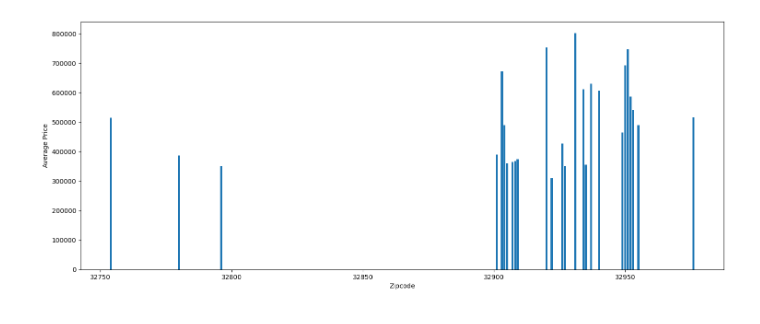
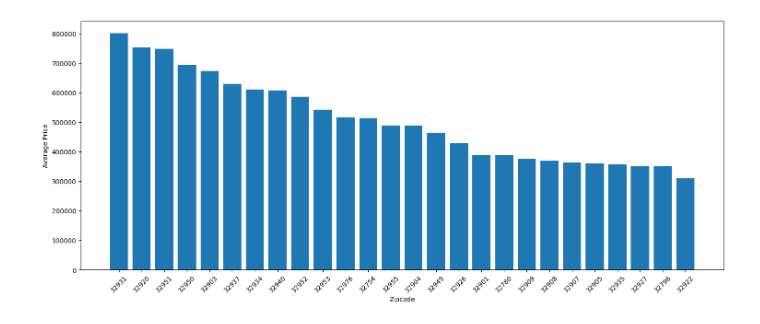
Before and after one commit to Jonathan-Tiede/RealEstate_Recommender, a Jupyter notebook: dataEDA.ipynb, the cells around one changed output. Cells and saved outputs as stored; diff of their text form; code cells hidden in the pictures.

```diff
--- a/dataEDA.ipynb
+++ b/dataEDA.ipynb
@@ -86,3 +109 @@ plt.show()
-# %%
-df_forSale['timeOnZillow.1'] = df_forSale['timeOnZillow.1'].apply(lambda x: x.strip(' days')).astype(int)
 # %%
@@ -131,18 +230,26 @@ plt.show()
 # %%
-# Groupby average list price vs zipcode. Only look at non-outliers
+'''
+Groupby average list price vs zipcode. Only look at non-outliers
+'''
+
 fig, ax = plt.subplots(figsize =(18, 7))
 
 data = pd.DataFrame()
 
 data = df_forSale['price'].loc[df_forSale['priceOutlier']==0].groupby(df_forSale['zipcode']).mean().reset_index()
 # data = df_forSale['price'].groupby(df_forSale['zipcode']).mean().reset_index()
+
 data.rename(columns={'price':'averagePrice'}, inplace=True)
+data.sort_values(by='averagePrice', ascending=False, inplace=True)
+data.reset_index(inplace=True)
+data['zipcode'] = data['zipcode'].apply(str)
 
 ax.bar(x=data['zipcode'], height=data['averagePrice'])
+plt.xticks(rotation=45)
 plt.ylabel('Average Price')
 plt.xlabel('Zipcode')
 plt.show()
 
 del data
 # %% [output]
-[figure, old version]
+[figure, new version]
```
Also changed, not shown: parts of 25 cells of this notebook, 4 other files.
